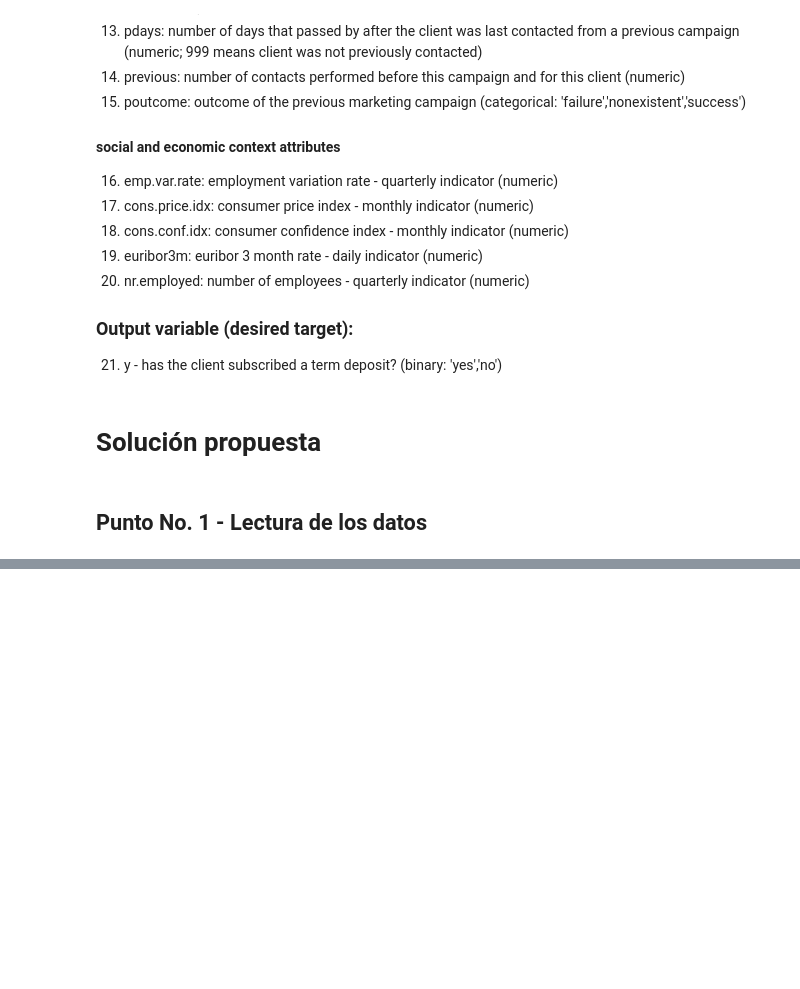
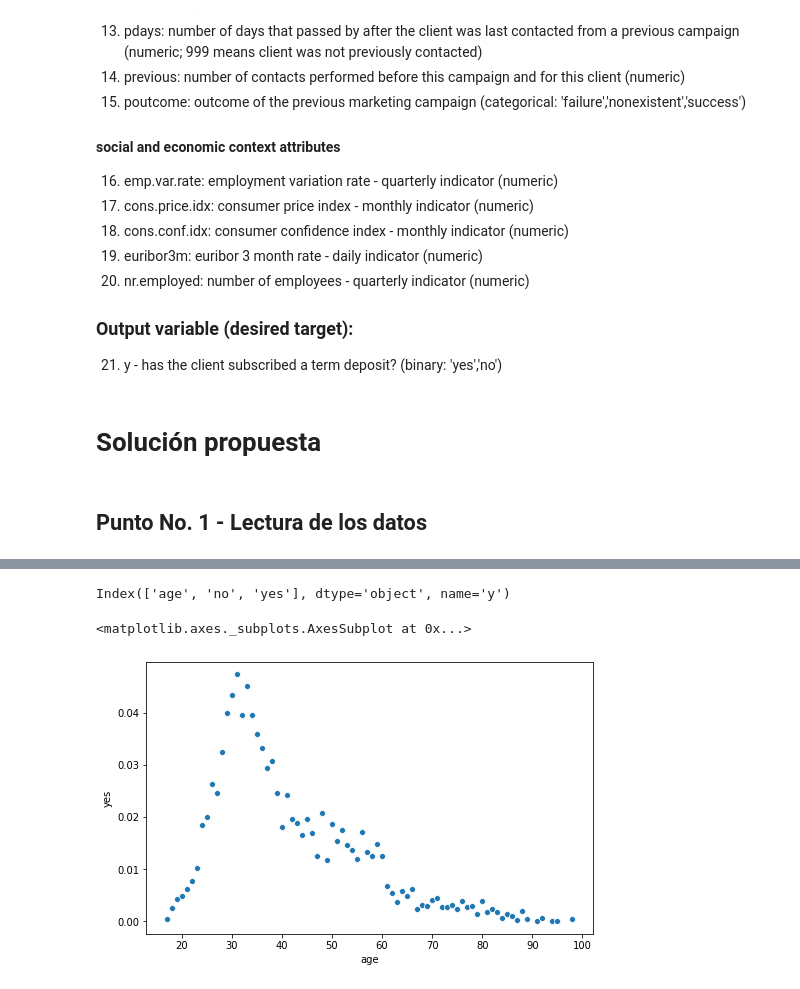
Before and after one commit to japarra27/cda-projects, a Jupyter notebook: Taller_No_4_Bank_Marketing.ipynb, the cells around one changed output, grey strips where cells are left out. Drawn from its saved outputs; the diff is of its cells as text; code cells hidden in the pictures; blank space fills up the shorter version.

```diff
--- a/Taller_No_4_Bank_Marketing.ipynb
+++ b/Taller_No_4_Bank_Marketing.ipynb
@@ -135,0 +167,2 @@ profile.to_file("reporte.html")
+# %%
+df_val = pd.crosstab(df.age, df.y, normalize='columns')
@@ -135,0 +179,12 @@ profile.to_file("reporte.html")
+# %%
+df_val = df_val.reset_index()
+# %%
+df_val.columns
+# %% [output]
+Index(['age', 'no', 'yes'], dtype='object', name='y')
+# %%
+plt.figure(figsize=(8, 5))
+sns.scatterplot(df_val.age, df_val.yes)
+# %% [output]
+<matplotlib.axes._subplots.AxesSubplot at 0x...>
+[figure, added]
```
Also changed, not shown: parts of 18 cells of this notebook.
